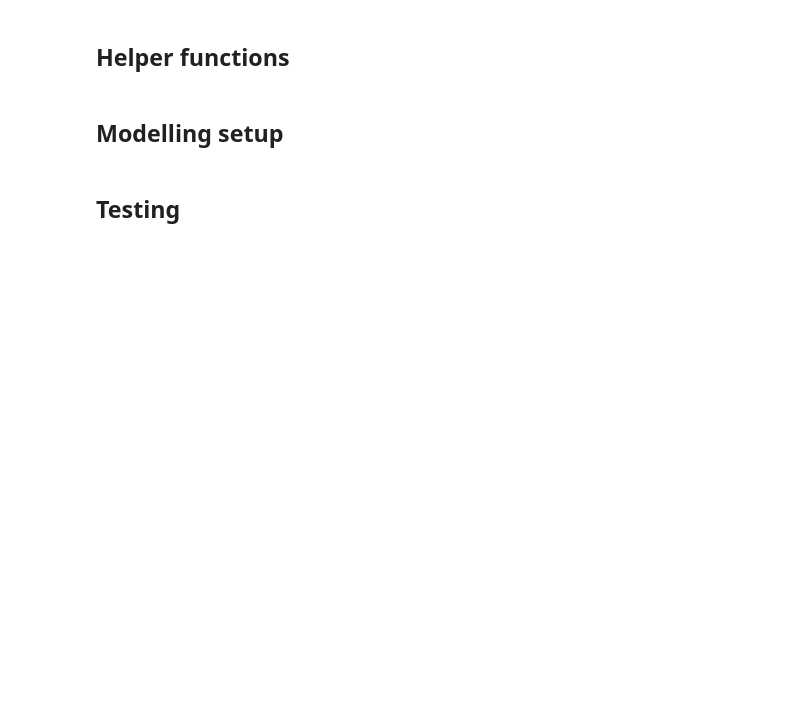
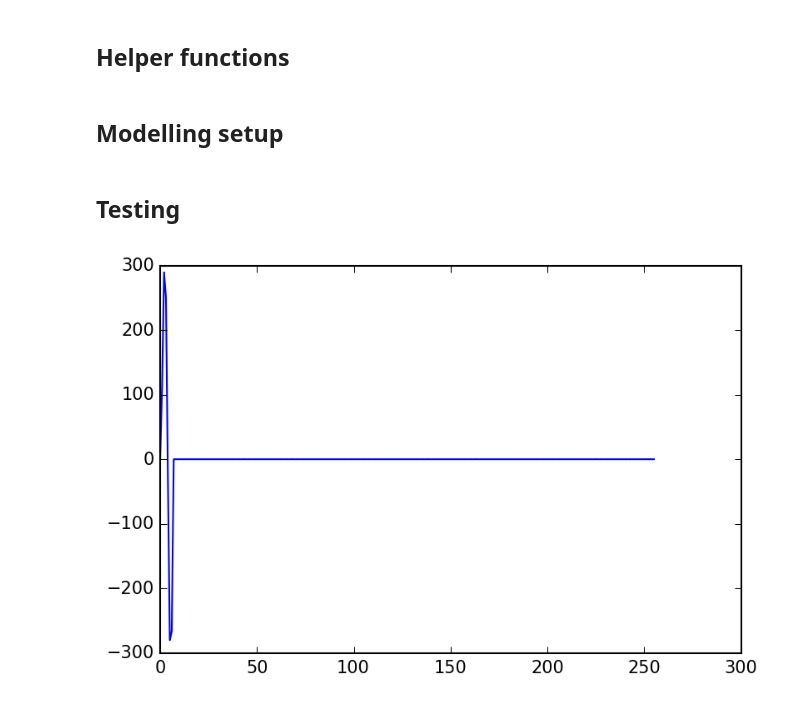
Before and after one commit to uwoseis/anemoi, a Jupyter notebook: notebooks/Testing Environment for Time Domain Functions.ipynb, the cells around one changed output. Drawn from its saved outputs; the diff is of its cells as text; code cells hidden in the pictures; blank space fills up the shorter version.

Commit message:
SOme updates to time domaon testing script. Some bugs are still present.

```diff
--- a/notebooks/Testing Environment for Time Domain Functions.ipynb
+++ b/notebooks/Testing Environment for Time Domain Functions.ipynb
@@ -139,0 +150,28 @@ T = time(systemConfig)
+# %%
+excursions=1
+#keuper wavelet
+m = (excursions + 2) / excursions
+nsrc = int((1. / sourceFreq) / dt)
+delta = excursions * np.pi * sourceFreq
+#loopVals = np.arange(1,nsrc + 1,1)
+tsrc = np.zeros(nsrc)
+tempSource = np.zeros(nsrc)
+
+for i in range(1,nsrc+1):
+
+    tsrc[i-1] = (i - 1.) * dt
+    tempSource[i-1] = (delta * np.cos(delta *tsrc[i-1])) - (delta *np.cos(m * delta *tsrc[i-1]))
+
+
+
+timeSource = np.zeros(nTSamp)
+timeSource[:len(tempSource)] = tempSource[:]
+
+plt.plot(timeSource, markersize=0.1, marker=',')
+
+freqSource=np.fft.fft(np.asarray(timeSource))
+freqSource[-((nTSamp / 2) + 1):]=0
+
+#plt.plot(freqSource.real, markersize=0.1, marker=',')
+# %% [output]
+[figure, added]
```
Also changed, not shown: parts of 12 cells of this notebook.
